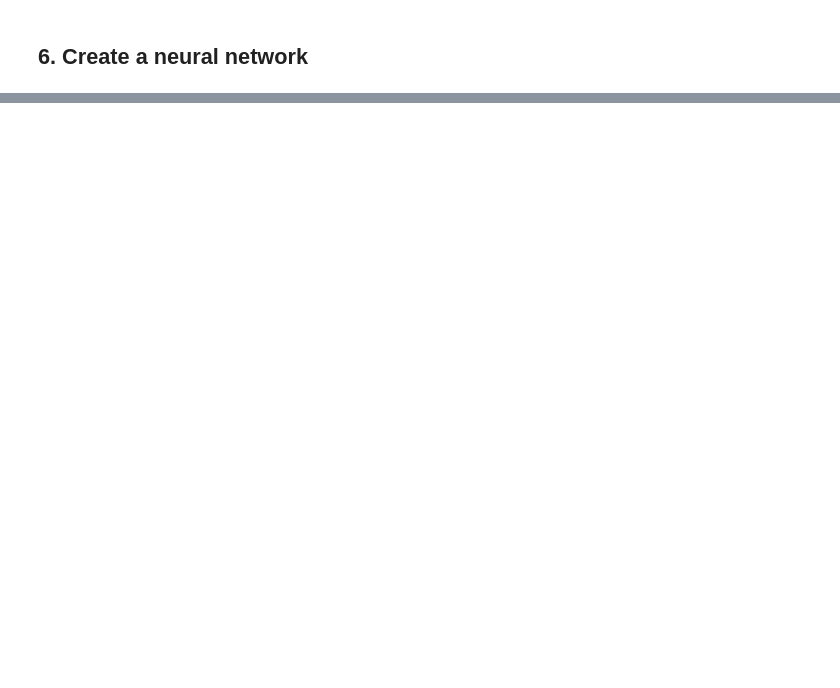
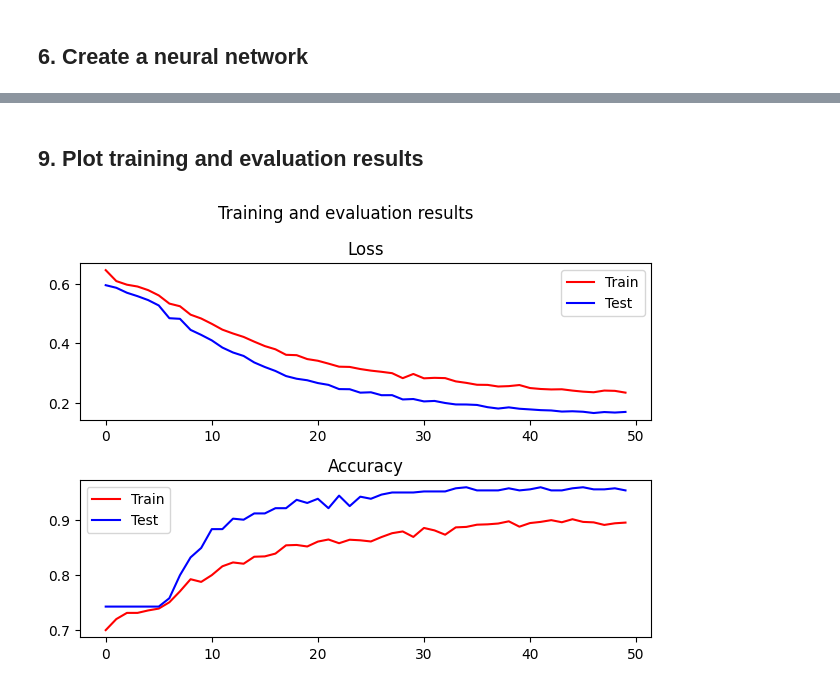
Before and after one commit to alexngys/AMLS_23-24_SN20000879, a Jupyter notebook: A/train.ipynb, the cells around one changed output, grey strips where cells are left out. Drawn from its saved outputs; the diff is of its cells as text; code cells hidden in the pictures; blank space fills up the shorter version.

```diff
--- a/A/train.ipynb
+++ b/A/train.ipynb
@@ -41,11 +75,13 @@ test_images = test_images / 255.0
 # %% [markdown]
 ## 6. Create a neural network
 # %%
-NNmodel = tf.keras.models.Sequential([
+NN_model = tf.keras.models.Sequential([
   tf.keras.layers.Flatten(input_shape=(28, 28)),
-  tf.keras.layers.FlattenDense(128, activation='relu'),
-  tf.keras.layers.FlattenDropout(0.2),
-  tf.keras.layers.FlattenDense(16, activation='relu') ,
-  tf.keras.layers.FlattenDropout(0.2),
-  tf.keras.layers.FlattenDense(2 , activation ='softmax')
+  tf.keras.layers.Dense(16, activation='relu'),
+  tf.keras.layers.Dropout(0.3),
+  tf.keras.layers.Dense(8, activation='relu') ,
+  tf.keras.layers.Dropout(0.3),
+  tf.keras.layers.Dense(2 , activation ='softmax')
 ])
+
+NN_model.summary()
@@ -51,0 +108,6 @@ NNmodel = tf.keras.models.Sequential([
+# %%
+NN_optimizer = tf.keras.optimizers.Adam(learning_rate=0.0001)
+
+NN_model.compile(optimizer=NN_optimizer,
+              loss='sparse_categorical_crossentropy',
+              metrics=['accuracy'])
@@ -51,0 +116,2 @@ NNmodel = tf.keras.models.Sequential([
+# %%
+history = NN_model.fit(train_images, train_labels, validation_data=(val_images, val_labels), batch_size=50, epochs=50)
@@ -51,0 +136,21 @@ NNmodel = tf.keras.models.Sequential([
+# %% [markdown]
+## 9. Plot training and evaluation results
+# %%
+# Loss plot
+
+figure, axis = plt.subplots(2)
+line1, = axis[0].plot(history.history['loss'], 'r')
+line2, = axis[0].plot(history.history['val_loss'], 'b')
+axis[0].legend(['Train','Test'])
+axis[0].set_title("Loss")
+# Accuracy plot
+line3, = axis[1].plot(history.history['accuracy'], 'r')
+line4, = axis[1].plot(history.history['val_accuracy'], 'b')
+axis[1].legend(['Train','Test'])
+axis[1].set_title("Accuracy")
+figure.suptitle("Training and evaluation results")
+figure.tight_layout(pad=1)
+
+plt.show()
+# %% [output]
+[figure, added]
```
Also changed, not shown: parts of 13 cells of this notebook.
